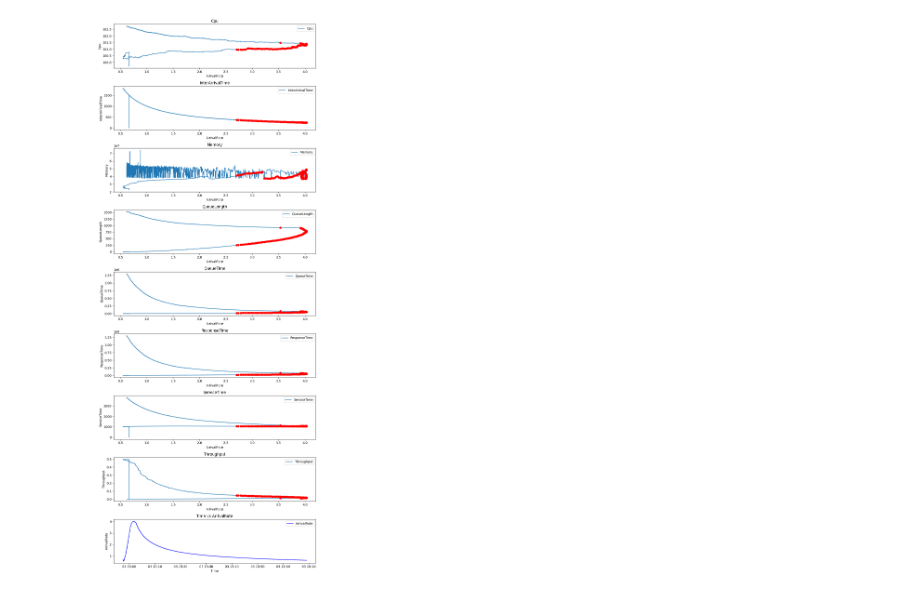
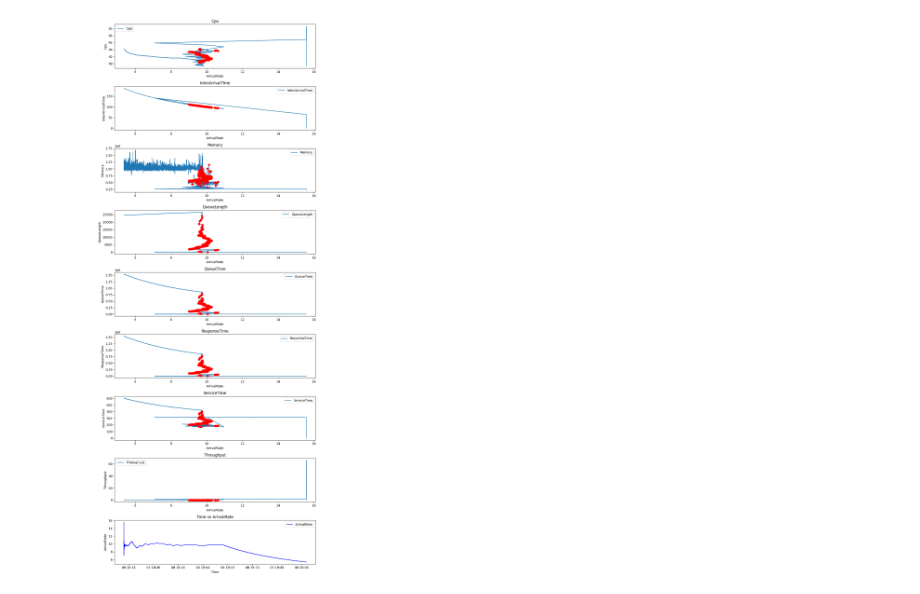
Before and after one commit to seongjoow/wowsan, a Jupyter notebook: bottleneck.ipynb, the cells around one changed output. Drawn from its saved outputs; the diff is of its cells as text; code cells hidden in the pictures.

```diff
--- a/bottleneck.ipynb
+++ b/bottleneck.ipynb
@@ -3,7 +3,7 @@ import pandas as pd
 import json
 import matplotlib.pyplot as plt
 
-LOG_PATH = "C:\\Users\\SJSJ\\Desktop\\wowsan\\log\\tickLogger\\10\\50002_tick.json"
+LOG_PATH = "C:\\Users\\SJSJ\\Desktop\\wowsan\\log\\tickLogger\\140\\50003_tick.json"
 
 # 데이터 로드
 df = pd.read_json(LOG_PATH, lines=True)
@@ -27,31 +27,31 @@ df['ArrivalRate'] = 1 / interArrivalMs.dt.total_seconds()
 # 'ArrivalRate'을 인덱스로 설정
 df.set_index('ArrivalRate', inplace=True)
 
 keys = ['Cpu', 'InterArrivalTime', 'Memory', 'QueueLength', 'QueueTime', 'ResponseTime', 'ServiceTime', 'Throughput']
 
 # 그래프 생성, 시간과 ArrivalRate 그래프를 추가
 fig, ax = plt.subplots(len(keys) + 1, 1, figsize=(10, 25))
 
 # time와 ArrivalRate의 관계를 그래프에 특성 삽입
 ax[len(keys)].plot(df['time'], df.index, label='ArrivalRate', color='blue')
 ax[len(keys)].set_title('Time vs ArrivalRate')
 ax[len(keys)].set_xlabel('Time')
 ax[len(keys)].set_ylabel('ArrivalRate')
 ax[len(keys)].legend()
 
 # 그래프에 특성 삽입
 for i, key in enumerate(keys):
     ax[i].plot(df.index, df[key], label=key)
     ax[i].set_title(key)
     ax[i].set_xlabel('ArrivalRate')
     ax[i].set_ylabel(key)
     ax[i].legend()
 
     bottleneck_true = df[df['Bottleneck'] == True]
     ax[i].scatter(bottleneck_true.index, bottleneck_true[key], color='red', label='Bottleneck True', zorder=3)
 
 # 그래프 출력
 plt.tight_layout()
 plt.show()
 # %% [output]
-[figure, old version]
+[figure, new version]
```
Also changed, not shown: 1 other file.
